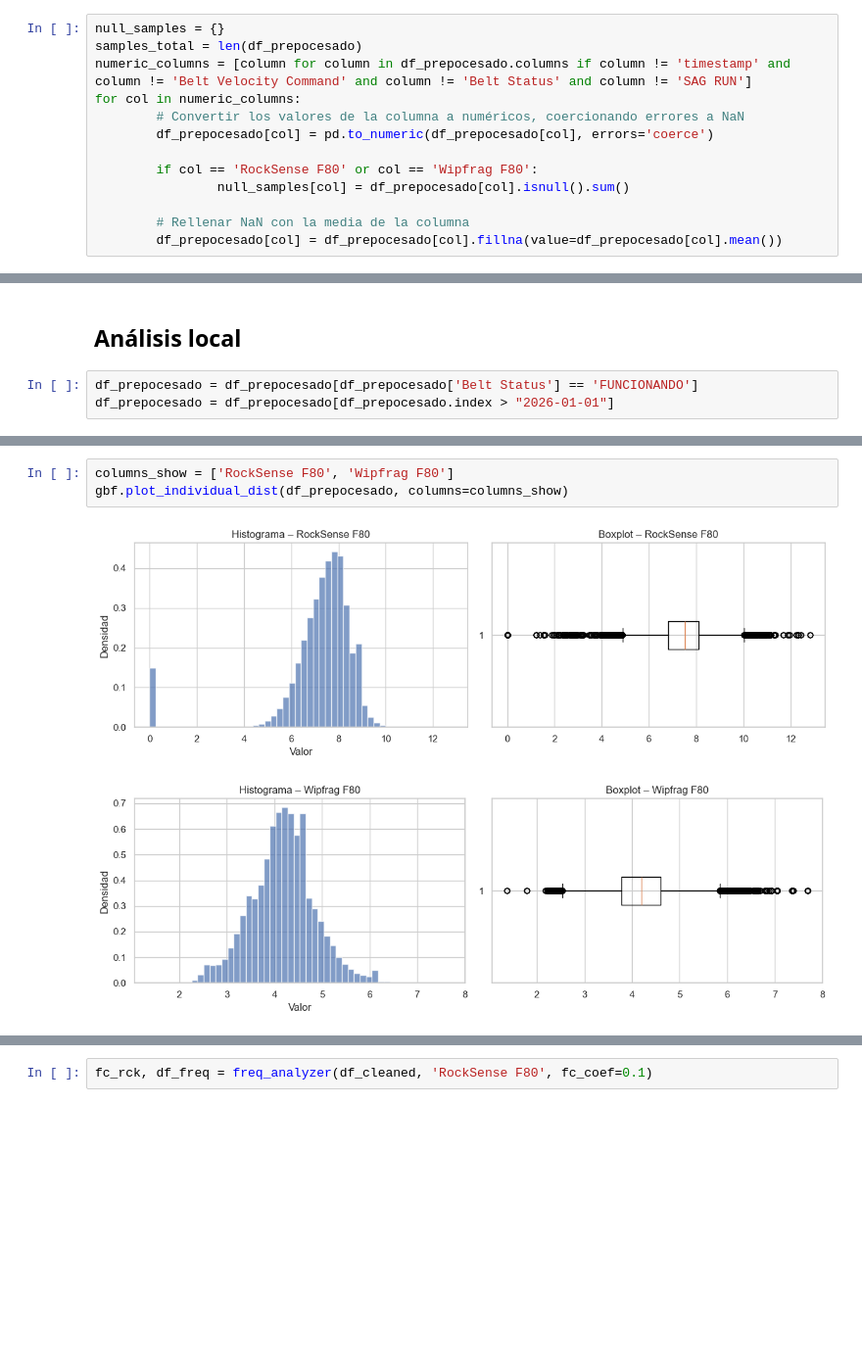
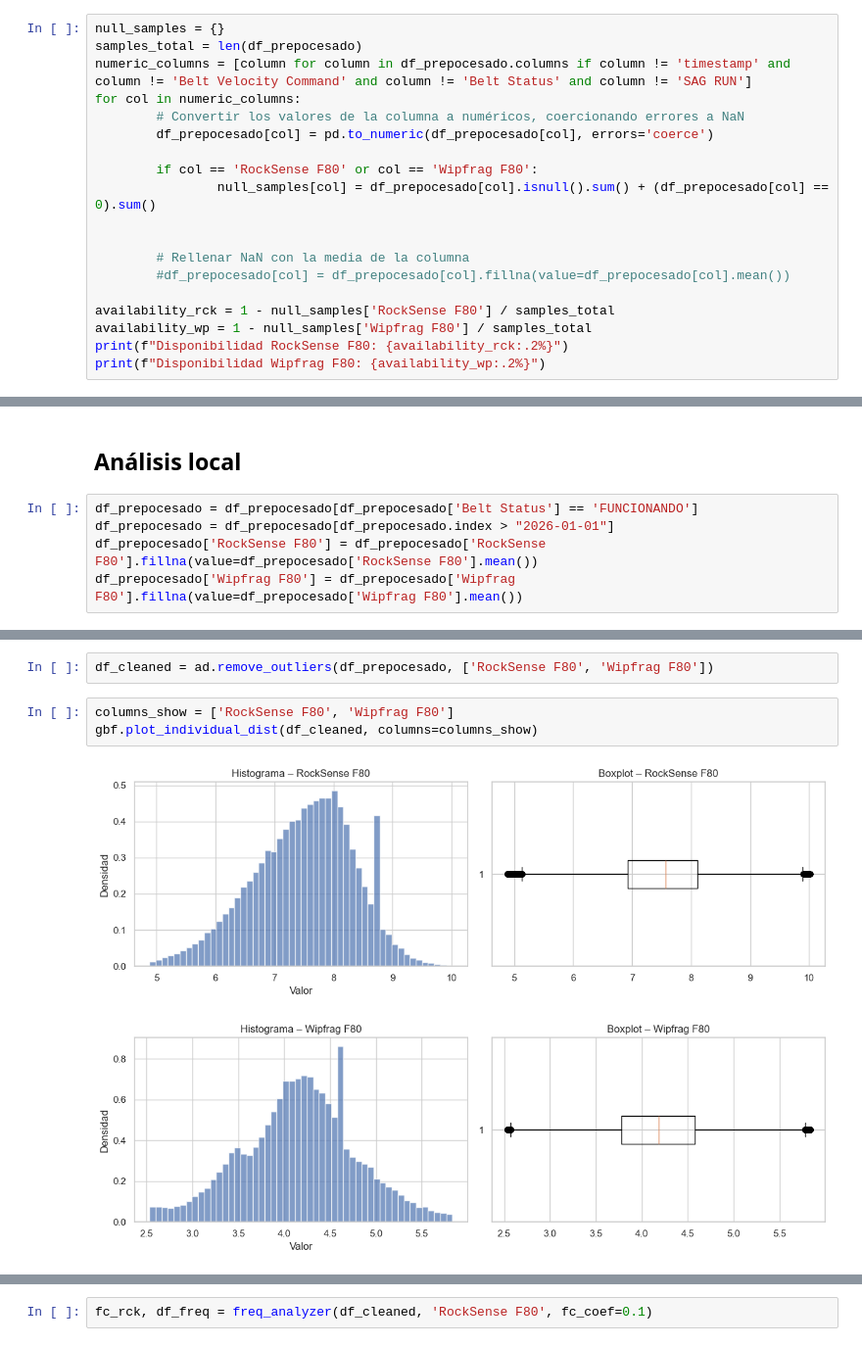
Before and after one commit to gustavobarrezueta/RckSense_Wipfrag, a Jupyter notebook: RckSensevsWipfrag.ipynb, the cells around one changed output, grey strips where cells are left out. Shown at 98% size. Cells and saved outputs as stored; diff of their text form; blank space fills up the shorter version.

```diff
--- a/RckSensevsWipfrag.ipynb
+++ b/RckSensevsWipfrag.ipynb
@@ -122,7 +210,13 @@ for col in numeric_columns:
         df_prepocesado[col] = pd.to_numeric(df_prepocesado[col], errors='coerce')
 
         if col == 'RockSense F80' or col == 'Wipfrag F80':
-                null_samples[col] = df_prepocesado[col].isnull().sum()
+                null_samples[col] = df_prepocesado[col].isnull().sum() + (df_prepocesado[col] == 0).sum()
+
 
         # Rellenar NaN con la media de la columna
-        df_prepocesado[col] = df_prepocesado[col].fillna(value=df_prepocesado[col].mean())
+        #df_prepocesado[col] = df_prepocesado[col].fillna(value=df_prepocesado[col].mean())
+
+availability_rck = 1 - null_samples['RockSense F80'] / samples_total
+availability_wp = 1 - null_samples['Wipfrag F80'] / samples_total
+print(f"Disponibilidad RockSense F80: {availability_rck:.2%}")
+print(f"Disponibilidad Wipfrag F80: {availability_wp:.2%}")
@@ -169,6 +255,8 @@ gbf.plot_variables(df_prepocesado, columns_show)
 # %%
 df_prepocesado = df_prepocesado[df_prepocesado['Belt Status'] == 'FUNCIONANDO']
 df_prepocesado = df_prepocesado[df_prepocesado.index > "2026-01-01"]
+df_prepocesado['RockSense F80'] = df_prepocesado['RockSense F80'].fillna(value=df_prepocesado['RockSense F80'].mean())
+df_prepocesado['Wipfrag F80'] = df_prepocesado['Wipfrag F80'].fillna(value=df_prepocesado['Wipfrag F80'].mean())
 # %%
 gbf.plot_variables(df_prepocesado, columns_show)
 # %% [output]
@@ -176,7 +264,9 @@ gbf.plot_variables(df_prepocesado, columns_show)
 'Ploteo de variables exitoso'
+# %%
+df_cleaned = ad.remove_outliers(df_prepocesado, ['RockSense F80', 'Wipfrag F80'])
 # %%
 columns_show = ['RockSense F80', 'Wipfrag F80']
-gbf.plot_individual_dist(df_prepocesado, columns=columns_show)
+gbf.plot_individual_dist(df_cleaned, columns=columns_show)
 # %% [output]
-[figure, old version]
+[figure, new version]
-[figure, old version]
+[figure, new version]
```
Also changed, not shown: parts of 11 cells of this notebook, 2 other files.
